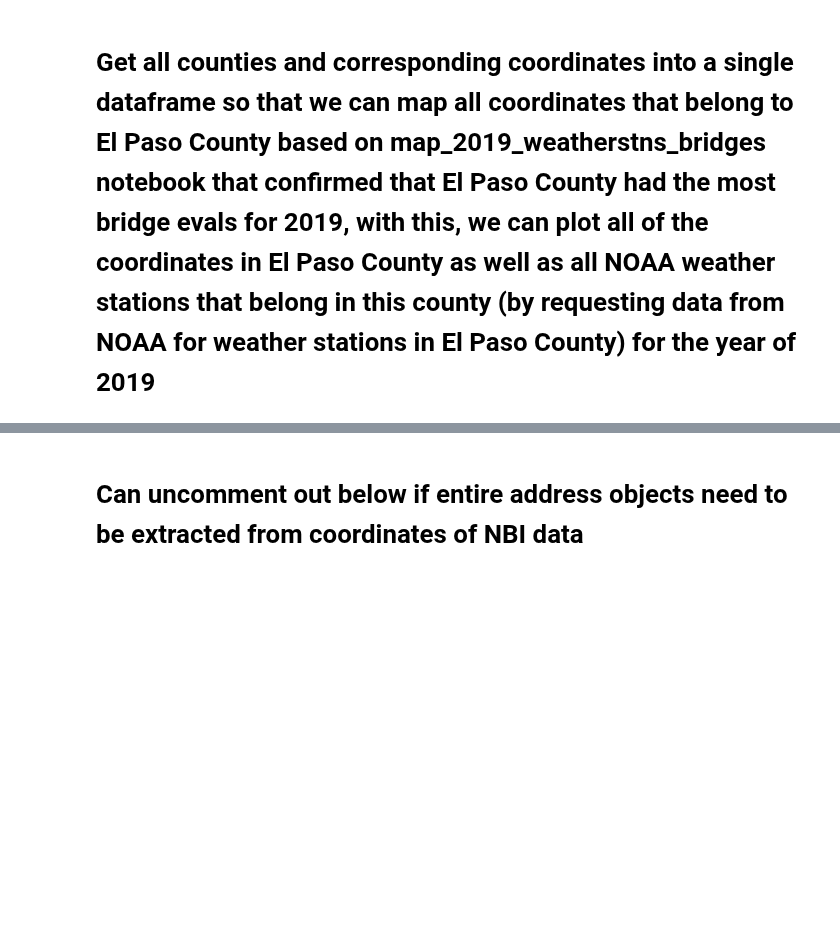
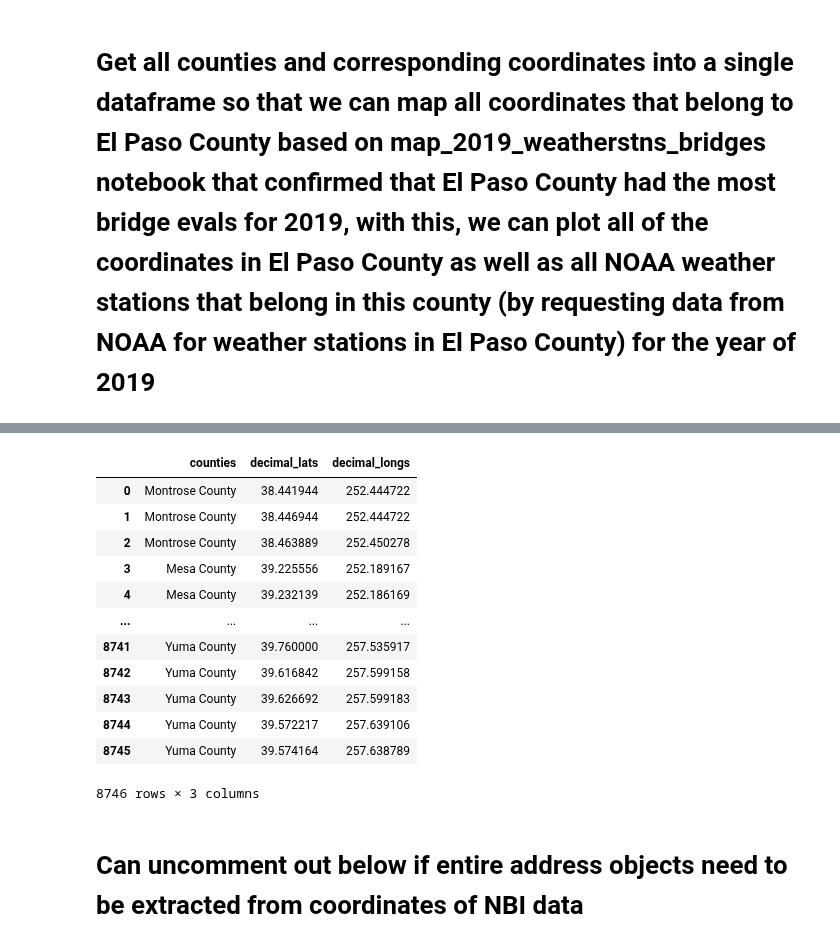
Before and after one commit to nnbaokhang/Descriptive-and-Predictive-Deep-Learning-Analytical-Tools-for-Enhanced-Bridge-Management, a Jupyter notebook: NBI_Weather_data_exploration.ipynb, the cells around one changed output, grey strips where cells are left out. Cells and saved outputs as stored; diff of their text form; code cells hidden in the pictures; blank space fills up the shorter version.

```diff
--- a/NBI_Weather_data_exploration.ipynb
+++ b/NBI_Weather_data_exploration.ipynb
@@ -279,12 +279,22 @@ df_new
 # %% [markdown]
 # Get all counties and corresponding coordinates into a single dataframe so that we can map all coordinates that belong to El Paso County based on map_2019_weatherstns_bridges notebook that confirmed that El Paso County had the most bridge evals for 2019, with this, we can plot all of the coordinates in El Paso County as well as all NOAA weather stations that belong in this county (by requesting data from NOAA for weather stations in El Paso County) for the year of 2019
 # %%
-zipcodes_with_coordinates = []
+counties_list = []
+decimal_lats_list = []
+decimal_longs_list = []
+
+count = 0
 
 for idx, row in df_new.iterrows():
+    print(count)
+    count += 1
     try:
         location = geolocator.reverse((row['decimal_lats'], row['decimal_longs']))
-        print(location.raw['address']['county'])
+#         print(location.raw['address']['county'])
+
+        counties_list.append(location.raw['address']['county'])
+        decimal_lats_list.append(row['decimal_lats'])
+        decimal_longs_list.append(row['decimal_longs'])
     except:
         continue
 # df_new.apply(get_zipcode, axis=1, geolocator=geolocator, lat_field='decimal_lats', long_field='decimal_longs')
@@ -308,0 +339,18 @@ Moffat County
+# %%
+counties_and_coordinates_df = pd.DataFrame(list(zip(counties_list, decimal_lats_list, decimal_longs_list)),
+                                           columns=['counties', 'decimal_lats', 'decimal_longs'])
+counties_and_coordinates_df
+# %% [output]
+|  | counties | decimal_lats | decimal_longs |
+| 0 | Montrose County | 38.441944 | 252.444722 |
+| 1 | Montrose County | 38.446944 | 252.444722 |
+| 2 | Montrose County | 38.463889 | 252.450278 |
+| 3 | Mesa County | 39.225556 | 252.189167 |
+| 4 | Mesa County | 39.232139 | 252.186169 |
+| ... | ... | ... | ... |
+| 8741 | Yuma County | 39.760000 | 257.535917 |
+| 8742 | Yuma County | 39.616842 | 257.599158 |
+| 8743 | Yuma County | 39.626692 | 257.599183 |
+| 8744 | Yuma County | 39.572217 | 257.639106 |
+| 8745 | Yuma County | 39.574164 | 257.638789 |
+8746 rows × 3 columns
```
Also changed, not shown: parts of 3 cells of this notebook, 3 other files.
